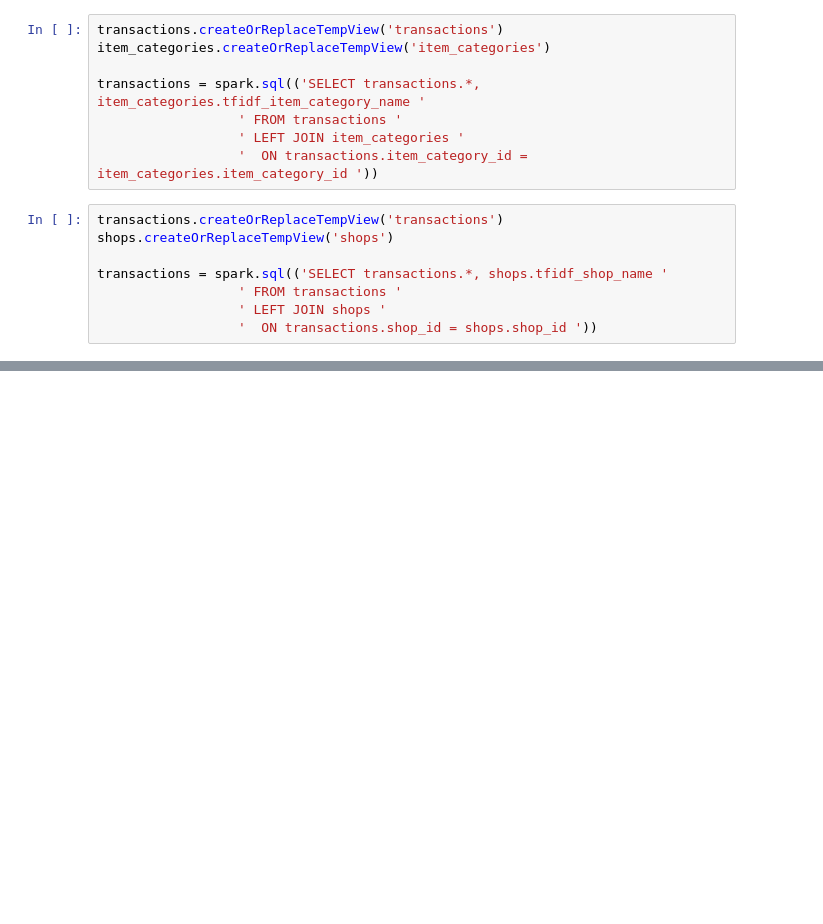
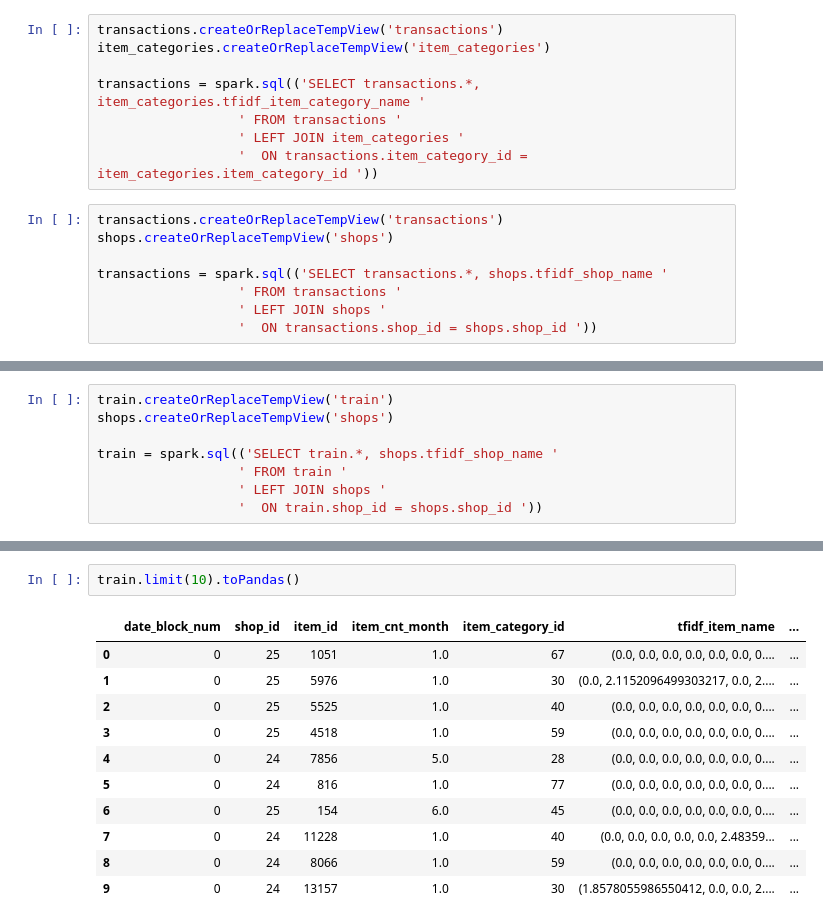
Before and after one commit to AdamPG/competitive-data-science-predict-future-sales, a Jupyter notebook: EDA.ipynb, the cells around one changed output, grey strips where cells are left out. Cells and saved outputs as stored; diff of their text form; blank space fills up the shorter version.

Commit message:
Create training dataframe with total item sales by month
We also add TFIDF-encoded item/item category/shop names to this
dataframe.

```diff
--- a/EDA.ipynb
+++ b/EDA.ipynb
@@ -297,0 +310,8 @@ transactions.limit(10).toPandas()
+# %%
+train.createOrReplaceTempView('train')
+shops.createOrReplaceTempView('shops')
+
+train = spark.sql(('SELECT train.*, shops.tfidf_shop_name '
+                  ' FROM train '
+                  ' LEFT JOIN shops '
+                  '  ON train.shop_id = shops.shop_id '))
@@ -297,0 +334,14 @@ transactions.limit(10).toPandas()
+# %%
+train.limit(10).toPandas()
+# %% [output]
+|  | date_block_num | shop_id | item_id | item_cnt_month | item_category_id | tfidf_item_name | ... |
+| 0 | 0 | 25 | 1051 | 1.0 | 67 | (0.0, 0.0, 0.0, 0.0, 0.0, 0.0, 0.... | ... |
+| 1 | 0 | 25 | 5976 | 1.0 | 30 | (0.0, 2.1152096499303217, 0.0, 2.... | ... |
+| 2 | 0 | 25 | 5525 | 1.0 | 40 | (0.0, 0.0, 0.0, 0.0, 0.0, 0.0, 0.... | ... |
+| 3 | 0 | 25 | 4518 | 1.0 | 59 | (0.0, 0.0, 0.0, 0.0, 0.0, 0.0, 0.... | ... |
+| 4 | 0 | 24 | 7856 | 5.0 | 28 | (0.0, 0.0, 0.0, 0.0, 0.0, 0.0, 0.... | ... |
+| 5 | 0 | 24 | 816 | 1.0 | 77 | (0.0, 0.0, 0.0, 0.0, 0.0, 0.0, 0.... | ... |
+| 6 | 0 | 25 | 154 | 6.0 | 45 | (0.0, 0.0, 0.0, 0.0, 0.0, 0.0, 0.... | ... |
+| 7 | 0 | 24 | 11228 | 1.0 | 40 | (0.0, 0.0, 0.0, 0.0, 0.0, 2.48359... | ... |
+| 8 | 0 | 24 | 8066 | 1.0 | 59 | (0.0, 0.0, 0.0, 0.0, 0.0, 0.0, 0.... | ... |
+| 9 | 0 | 24 | 13157 | 1.0 | 30 | (1.8578055986550412, 0.0, 0.0, 2.... | ... |
```
Also changed, not shown: parts of 11 cells of this notebook.
